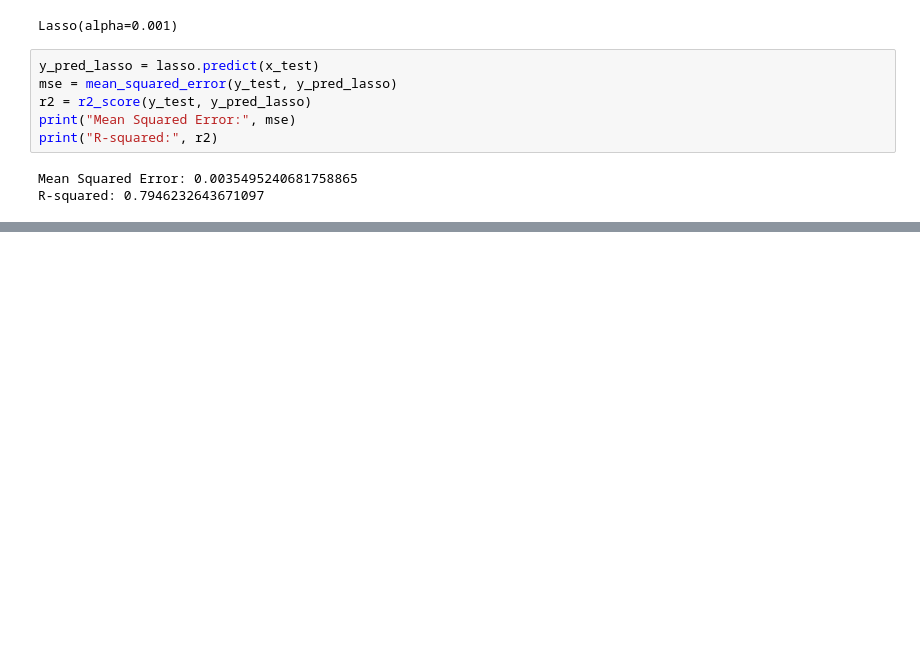
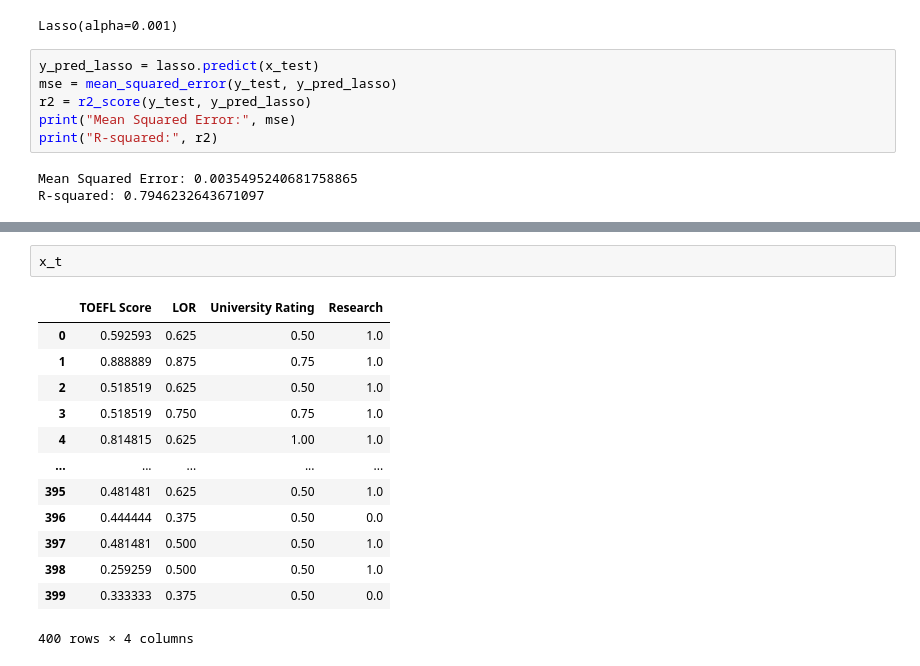
Before and after one commit to akshayabhale1406/SCLR_Jamboree_Education_Linear_Regression, a Jupyter notebook: Jamboree_Education_Linear_Regression.ipynb, the cells around one changed output, grey strips where cells are left out. Saved outputs shown, nothing was run; the diff lists cells and outputs as text; blank space fills up the shorter version.

```diff
--- a/Jamboree_Education_Linear_Regression.ipynb
+++ b/Jamboree_Education_Linear_Regression.ipynb
@@ -401,0 +469,16 @@ R-squared: 0.7946232643671097
+# %%
+x_t
+# %% [output]
+|  | TOEFL Score | LOR | University Rating | Research |
+| 0 | 0.592593 | 0.625 | 0.50 | 1.0 |
+| 1 | 0.888889 | 0.875 | 0.75 | 1.0 |
+| 2 | 0.518519 | 0.625 | 0.50 | 1.0 |
+| 3 | 0.518519 | 0.750 | 0.75 | 1.0 |
+| 4 | 0.814815 | 0.625 | 1.00 | 1.0 |
+| ... | ... | ... | ... | ... |
+| 395 | 0.481481 | 0.625 | 0.50 | 1.0 |
+| 396 | 0.444444 | 0.375 | 0.50 | 0.0 |
+| 397 | 0.481481 | 0.500 | 0.50 | 1.0 |
+| 398 | 0.259259 | 0.500 | 0.50 | 1.0 |
+| 399 | 0.333333 | 0.375 | 0.50 | 0.0 |
+400 rows × 4 columns
```
Also changed, not shown: parts of 9 cells of this notebook.
